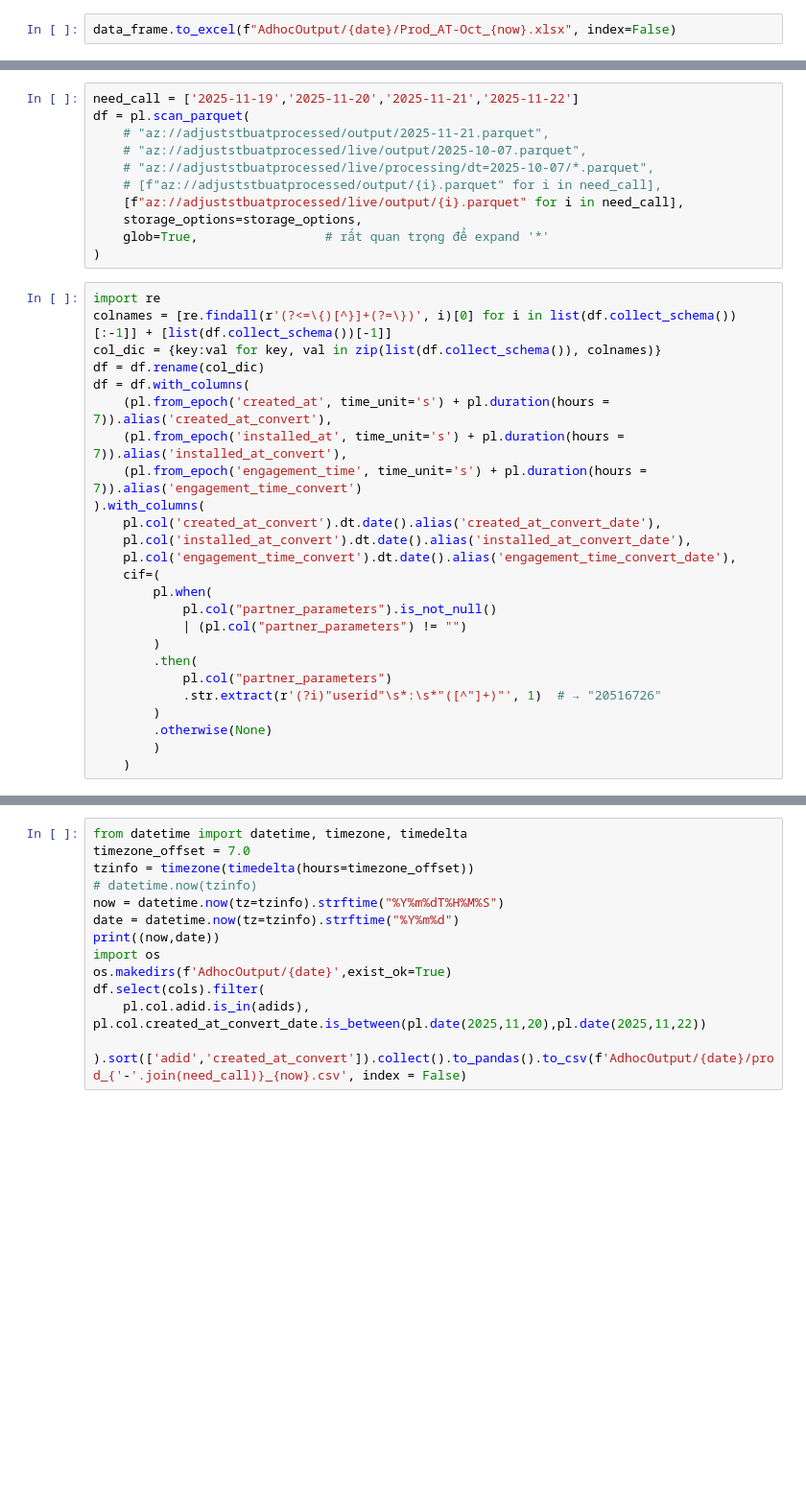
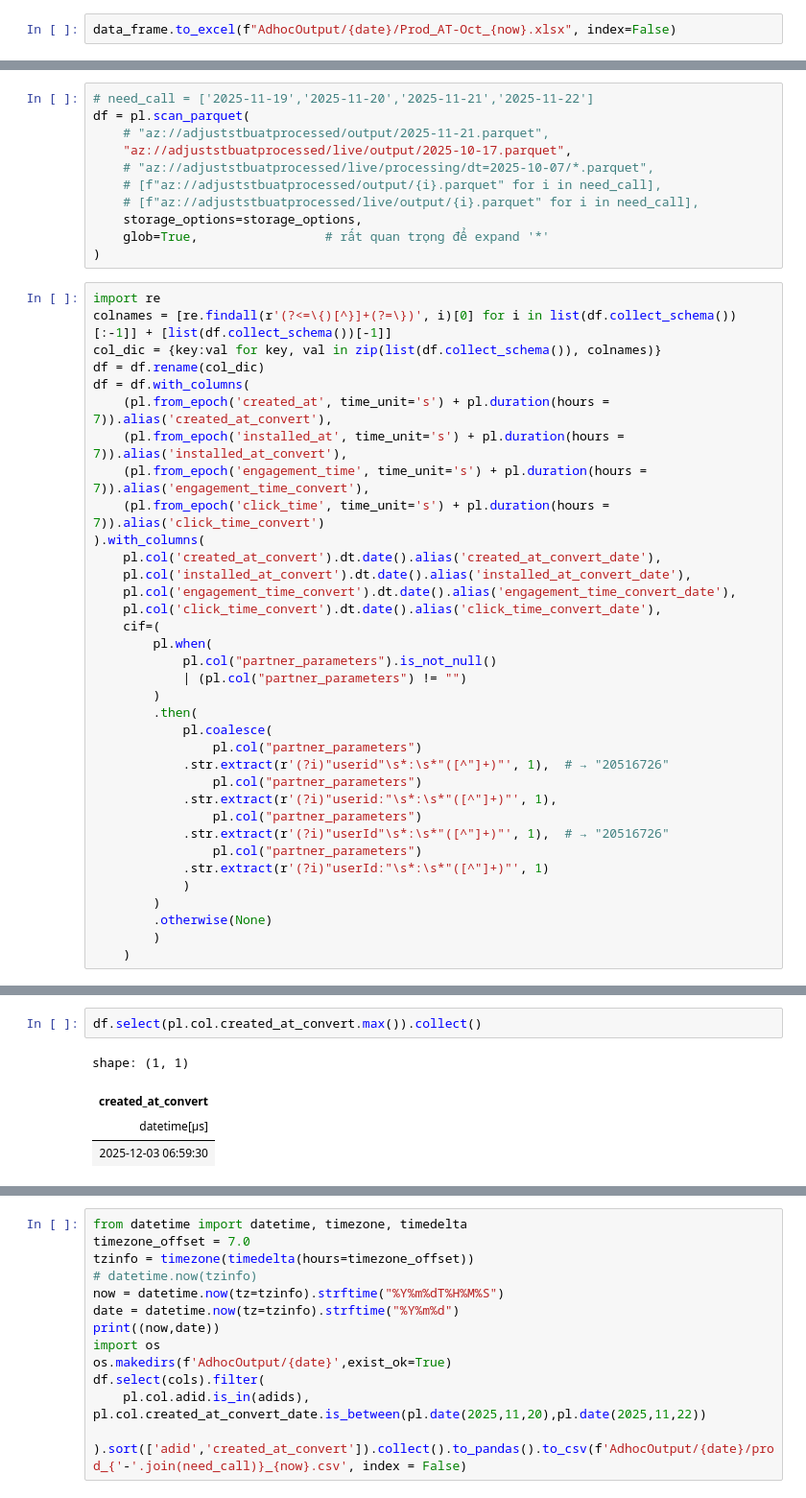
Before and after one commit to HieuNguyenPhi/ADJ_JOBS, a Jupyter notebook: Adhoc.ipynb, the cells around one changed output, grey strips where cells are left out. Shown at 96% size. Drawn from its saved outputs; the diff is of its cells as text; blank space fills up the shorter version.

```diff
--- a/Adhoc.ipynb
+++ b/Adhoc.ipynb
@@ -206,11 +208,11 @@ data_frame.head()
 # %%
-need_call = ['2025-11-19','2025-11-20','2025-11-21','2025-11-22']
+# need_call = ['2025-11-19','2025-11-20','2025-11-21','2025-11-22']
 df = pl.scan_parquet(
     # "az://adjuststbuatprocessed/output/2025-11-21.parquet",
-    # "az://adjuststbuatprocessed/live/output/2025-10-07.parquet",
+    "az://adjuststbuatprocessed/live/output/2025-10-17.parquet",
     # "az://adjuststbuatprocessed/live/processing/dt=2025-10-07/*.parquet",
     # [f"az://adjuststbuatprocessed/output/{i}.parquet" for i in need_call],
-    [f"az://adjuststbuatprocessed/live/output/{i}.parquet" for i in need_call],
+    # [f"az://adjuststbuatprocessed/live/output/{i}.parquet" for i in need_call],
     storage_options=storage_options,
     glob=True,                 # rất quan trọng để expand '*'
 )
@@ -222,19 +224,29 @@ df = df.rename(col_dic)
 df = df.with_columns(
     (pl.from_epoch('created_at', time_unit='s') + pl.duration(hours = 7)).alias('created_at_convert'),
     (pl.from_epoch('installed_at', time_unit='s') + pl.duration(hours = 7)).alias('installed_at_convert'),
-    (pl.from_epoch('engagement_time', time_unit='s') + pl.duration(hours = 7)).alias('engagement_time_convert')
+    (pl.from_epoch('engagement_time', time_unit='s') + pl.duration(hours = 7)).alias('engagement_time_convert'),
+    (pl.from_epoch('click_time', time_unit='s') + pl.duration(hours = 7)).alias('click_time_convert')
 ).with_columns(
     pl.col('created_at_convert').dt.date().alias('created_at_convert_date'),
     pl.col('installed_at_convert').dt.date().alias('installed_at_convert_date'),
     pl.col('engagement_time_convert').dt.date().alias('engagement_time_convert_date'),
+    pl.col('click_time_convert').dt.date().alias('click_time_convert_date'),
     cif=(
         pl.when(
             pl.col("partner_parameters").is_not_null()
             | (pl.col("partner_parameters") != "")
         )
         .then(
-            pl.col("partner_parameters")
-            .str.extract(r'(?i)"userid"\s*:\s*"([^"]+)"', 1)  # → "20516726"
+            pl.coalesce(
+                pl.col("partner_parameters")
+            .str.extract(r'(?i)"userid"\s*:\s*"([^"]+)"', 1),  # → "20516726"
+                pl.col("partner_parameters")
+            .str.extract(r'(?i)"userid:"\s*:\s*"([^"]+)"', 1),
+                pl.col("partner_parameters")
+            .str.extract(r'(?i)"userId"\s*:\s*"([^"]+)"', 1),  # → "20516726"
+                pl.col("partner_parameters")
+            .str.extract(r'(?i)"userId:"\s*:\s*"([^"]+)"', 1)
+            )
         )
         .otherwise(None)
         )
@@ -251,4 +263,11 @@ device_cols = [
     'idfa','idfv', 'gps_adid'
 ]
 cols = selected + device_cols
+# %%
+df.select(pl.col.created_at_convert.max()).collect()
+# %% [output]
+shape: (1, 1)
+| created_at_convert |
+| datetime[μs] |
+| 2025-12-03 06:59:30 |
 # %%
```
Also changed, not shown: parts of 9 cells of this notebook.
